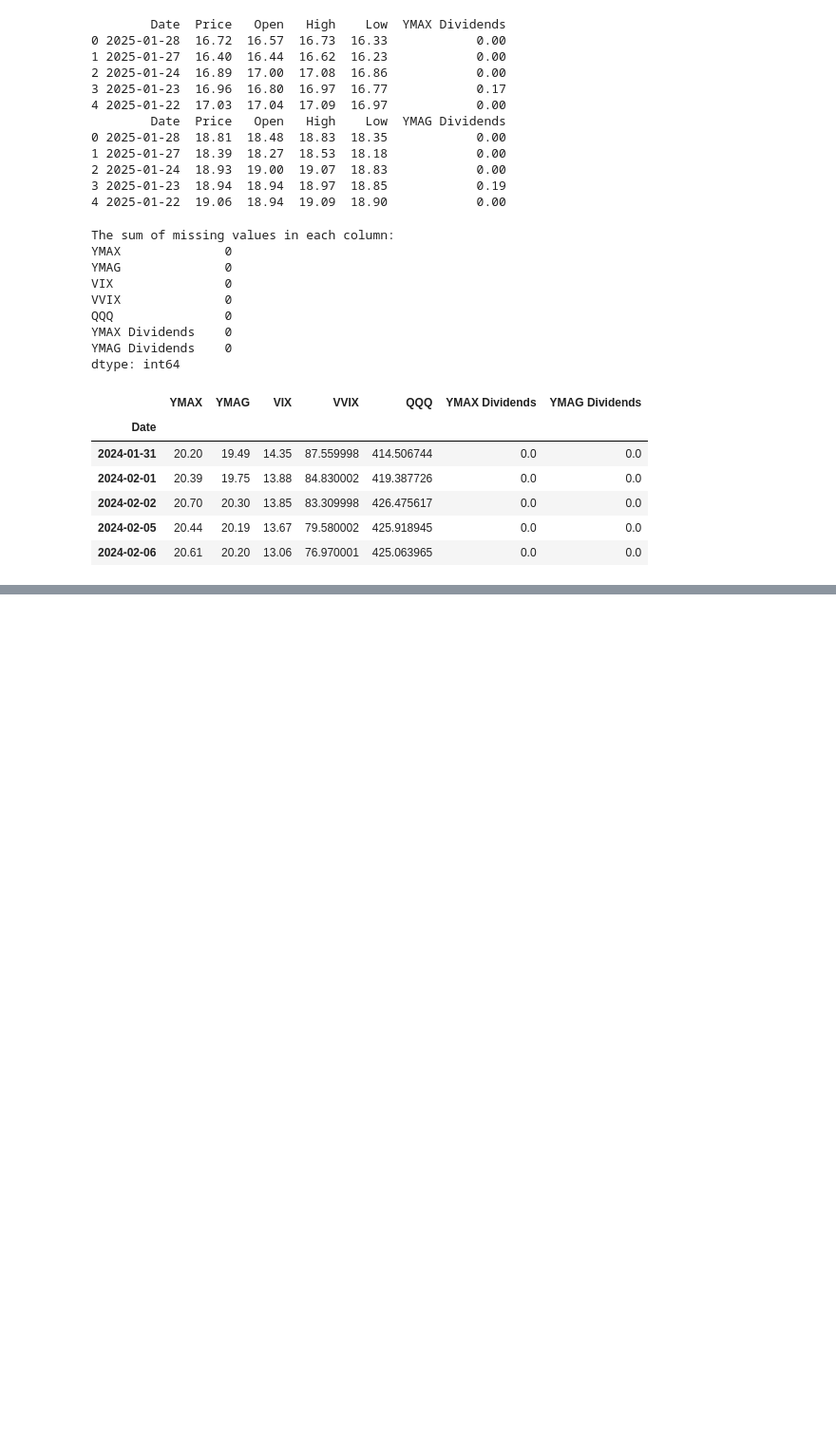
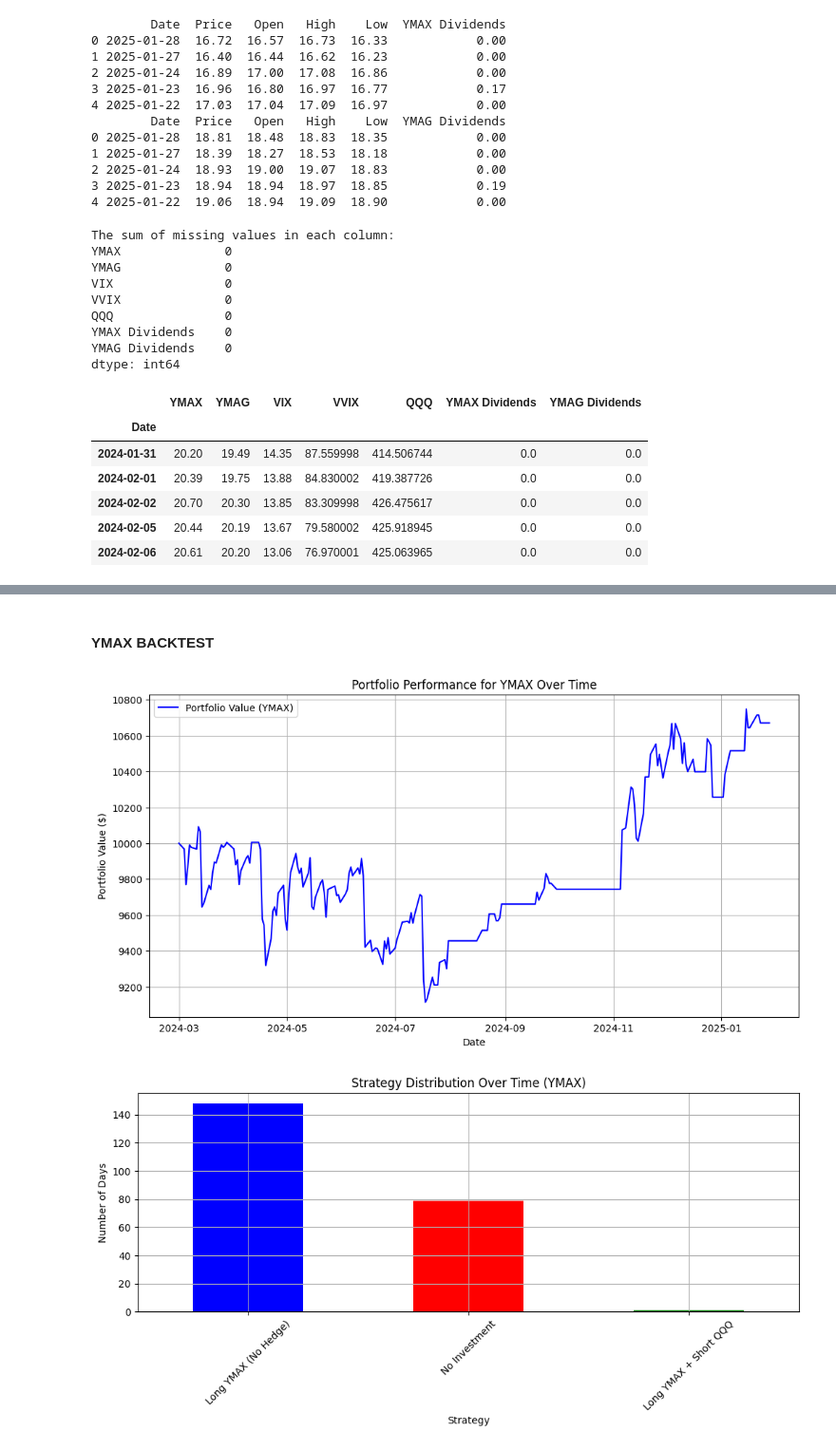
Before and after one commit to BensonMunene/Ratios-Strategy-App, a Jupyter notebook: Codes/Backtesting Code.ipynb, the cells around one changed output, grey strips where cells are left out. Shown: that part at 95% size. Drawn from its saved outputs; the diff is of its cells as text; code cells hidden in the pictures; blank space fills up the shorter version.

```diff
--- a/Codes/Backtesting Code.ipynb
+++ b/Codes/Backtesting Code.ipynb
@@ -237,8 +237,8 @@ Prices_and_stats_df = All_Assets.merge(Prices_and_stats_df, left_index=True, rig
 # Drop NaN values resulting from rolling calculations
 Prices_and_stats_df = Prices_and_stats_df.dropna()
 
-# Export Prices_and_stats_df to an Excel file
-Prices_and_stats_df.to_excel('Prices_and_stats_df.xlsx', index=True)
+# Rest the prices and stats data index
+Prices_and_stats_df.reset_index(inplace=True)
 
 # Display the first and last few rows of Prices_and_stats_df
 Prices_and_stats_df
@@ -259,0 +254,73 @@ Prices_and_stats_df
+# %% [markdown]
+#### YMAX BACKTEST
+# %%
+# Create a separate dataframe for YMAX backtesting
+ymax_df = Prices_and_stats_df.copy()
+
+# Define initial portfolio value
+initial_investment = 10000  # $10,000 starting capital
+
+# Function to determine strategy for YMAX only
+def determine_strategy_ymax(row):
+    if row["VIX"] < 20 and row["VVIX"] < 100:
+        return "Long YMAX (No Hedge)"
+    elif row["VIX"] >= 20 or row["VVIX"] >= 100:
+        if row["YMAX-VIX Correlation"] < -0.3 or row["YMAX-VVIX Correlation"] < -0.3:
+            return "No Investment"
+        return "Long YMAX + Short QQQ"
+    return "No Investment"
+
+# Apply the strategy to YMAX data
+ymax_df["Strategy"] = ymax_df.apply(determine_strategy_ymax, axis=1)
+
+# Initialize tracking columns
+ymax_df["Portfolio_Value"] = initial_investment
+ymax_df["QQQ_Short_Loss"] = 0
+
+# Iterate over rows to simulate performance
+for i in range(1, len(ymax_df)):
+    prev_value = ymax_df.loc[i-1, "Portfolio_Value"]
+    strategy = ymax_df.loc[i, "Strategy"]
+
+    if strategy == "Long YMAX (No Hedge)":
+        ymax_return = (ymax_df.loc[i, "YMAX"] / ymax_df.loc[i-1, "YMAX"]) - 1
+        div_ymax = ymax_df.loc[i, "YMAX Dividends"]
+
+        # Account for dividends
+        ymax_df.loc[i, "Portfolio_Value"] = prev_value * (1 + ymax_return) + div_ymax
+
+    elif strategy == "Long YMAX + Short QQQ":
+        ymax_return = (ymax_df.loc[i, "YMAX"] / ymax_df.loc[i-1, "YMAX"]) - 1
+        qqq_return = (ymax_df.loc[i, "QQQ"] / ymax_df.loc[i-1, "QQQ"]) - 1
+
+        hedge_loss = -qqq_return  # Short side
+        div_ymax = ymax_df.loc[i, "YMAX Dividends"]
+
+        ymax_df.loc[i, "QQQ_Short_Loss"] = prev_value * hedge_loss
+        ymax_df.loc[i, "Portfolio_Value"] = prev_value * (1 + ymax_return) - ymax_df.loc[i, "QQQ_Short_Loss"] + div_ymax
+
+    elif strategy == "No Investment":
+        ymax_df.loc[i, "Portfolio_Value"] = prev_value  # Stay in cash
+
+# Plot Portfolio Performance for YMAX
+plt.figure(figsize=(12, 6))
+plt.plot(ymax_df["Date"], ymax_df["Portfolio_Value"], label="Portfolio Value (YMAX)", color="blue")
+plt.xlabel("Date")
+plt.ylabel("Portfolio Value ($)")
+plt.title("Portfolio Performance for YMAX Over Time")
+plt.legend()
+plt.grid()
+plt.show()
+
+# Plot Strategy Usage Over Time for YMAX
+plt.figure(figsize=(12, 4))
+ymax_df["Strategy"].value_counts().plot(kind="bar", color=["blue", "red", "green"])
+plt.xlabel("Strategy")
+plt.ylabel("Number of Days")
+plt.title("Strategy Distribution Over Time (YMAX)")
+plt.xticks(rotation=45)
+plt.grid()
+plt.show()
+# %% [output]
+[figure, added]
+[figure, added]
```
Also changed, not shown: parts of 6 cells of this notebook, 1 other file.
